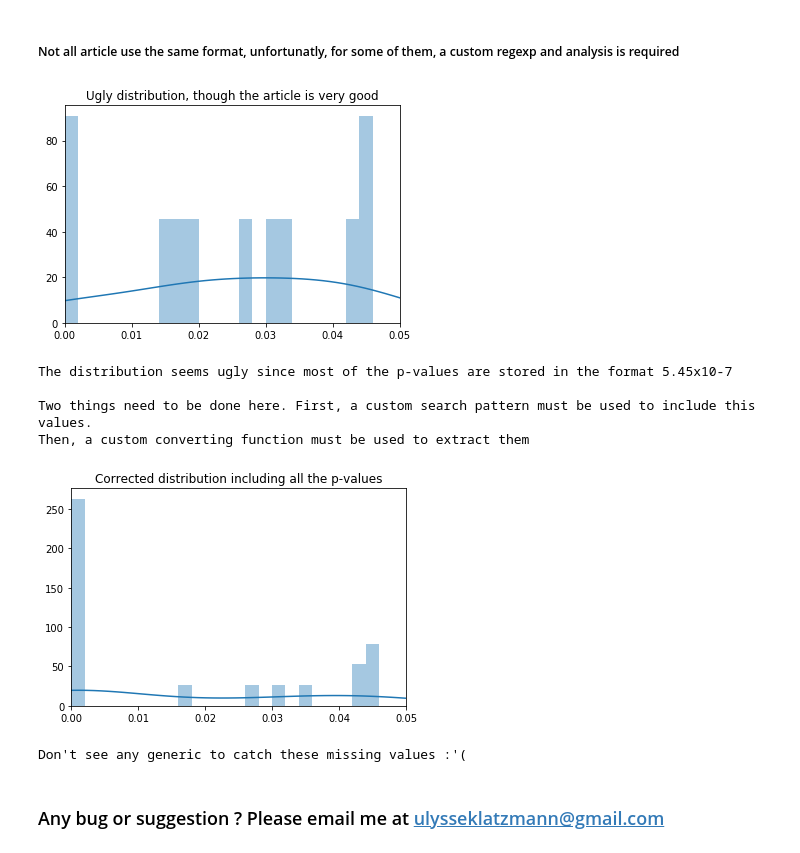
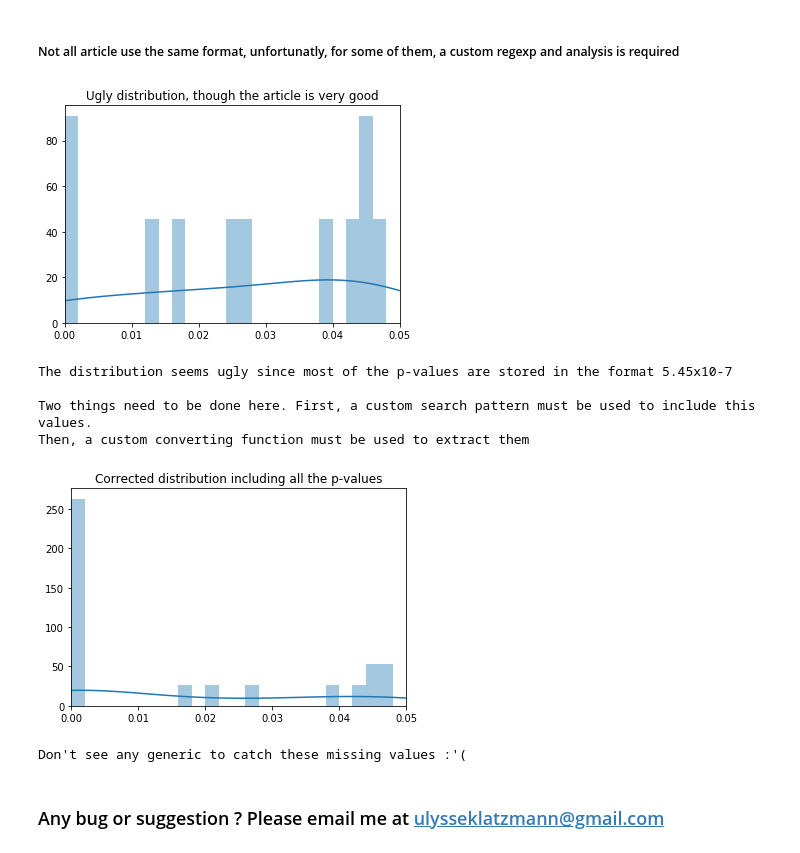
Before and after one commit to ulyssek/pscorer, a Jupyter notebook: P-score Tutorial.ipynb, the cells around one changed output. Cells and saved outputs as stored; diff of their text form; code cells hidden in the pictures.

```diff
--- a/P-score Tutorial.ipynb
+++ b/P-score Tutorial.ipynb
@@ -11,7 +11,7 @@ from pscorer import PScorer # The class that will be used to explore p_values
 # Plotting the distribution of two articles
 # %%
 
-files_path = './' ## Put here the path to your files. '.' if the directory is the same
+files_path = './pdf_directory/' ## Put here the path to your files. '.' if the directory is the same
 
 s = PScorer(files_path=files_path) # Creating the scorer, then give it article to explore
 
@@ -90,36 +90,36 @@ Not cool
 ##### Not all article use the same format, unfortunatly, for some of them, a custom regexp and analysis is required
 # %%
 
-s = PScorer()
+s = PScorer(files_path=files_path)
 
 s.distrib('powers2017.pdf',title="Ugly distribution, though the article is very good")
 
 print("The distribution seems ugly since most of the p-values are stored in the format 5.45x10-7\n")
 print("""Two things need to be done here. First, a custom search pattern must be used to include this values.
 Then, a custom converting function must be used to extract them""")
 
 custom_pattern = '[P|p][ ]*[=|<]*[ ]*[0-9]?[.][0-9]+[×10\n[0-9]+]?' # Pattern fitted for this article
 
 def custom_convert(self,d):
     e = d.split('×')
     if len(e) == 1:
         convert_d = self._convert(d)
         return float(convert_d)
     else:
         a = e[0]
         b = e[1].split('\n')[-1]
         return float(a)*10**(-float(b))
 
 s.distrib('powers2017.pdf',search_pattern=custom_pattern,title="Corrected distribution including all the p-values",convert_function=custom_convert)
 
 print("Don't see any generic to catch these missing values :'(")
 # %% [output]
-[figure, old version]
+[figure, new version]
 The distribution seems ugly since most of the p-values are stored in the format 5.45x10-7
 
 Two things need to be done here. First, a custom search pattern must be used to include this values.
 Then, a custom converting function must be used to extract them
-[figure, old version]
+[figure, new version]
 Don't see any generic to catch these missing values :'(
 # %% [markdown]
 ### Any bug or suggestion ? Please email me at ulysseklatzmann@gmail.com
```
Also changed, not shown: parts of 5 cells of this notebook.
